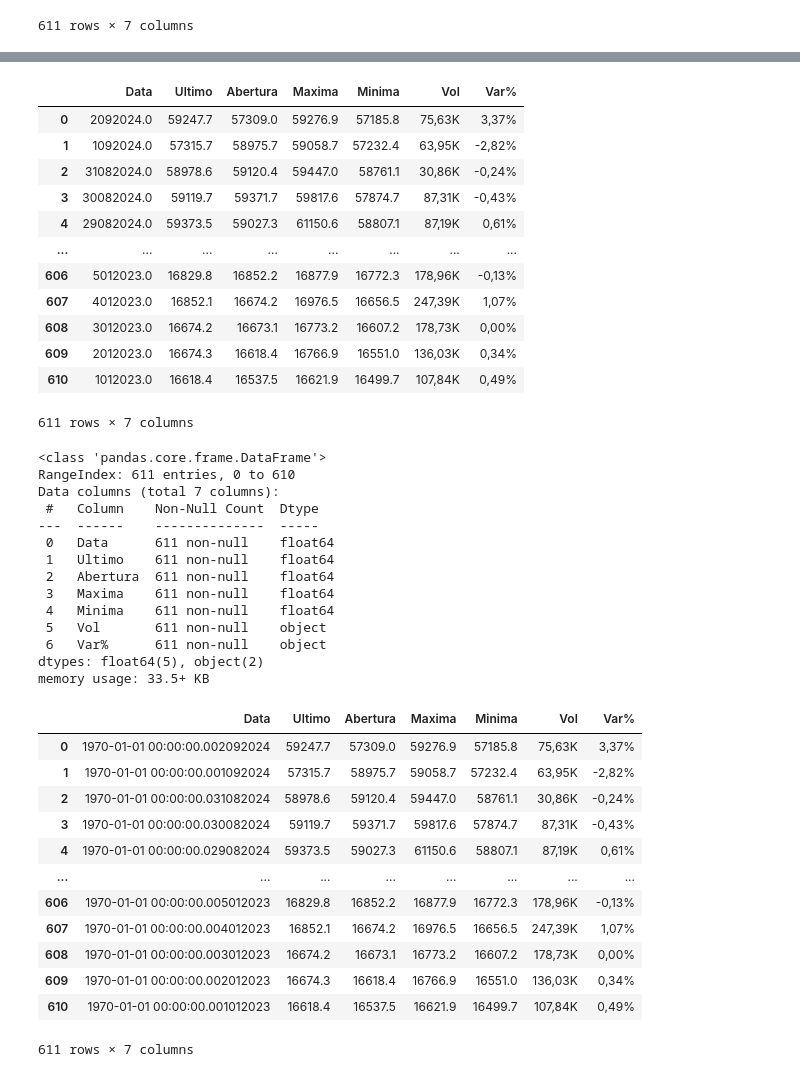
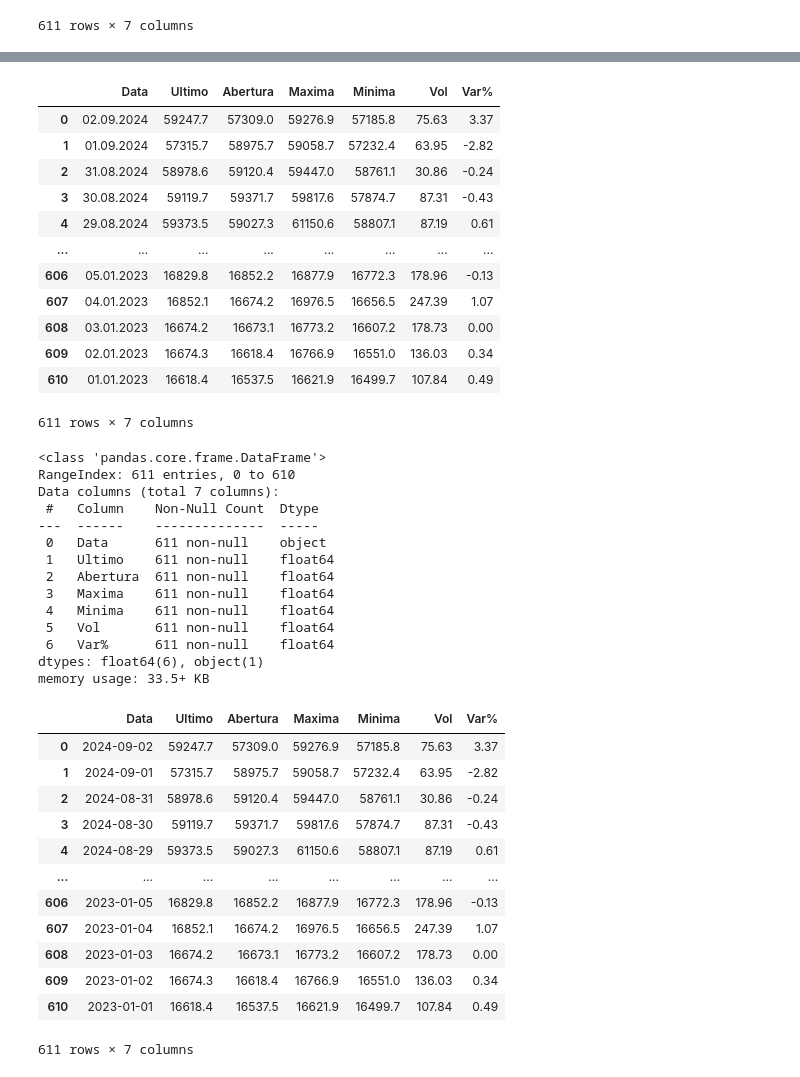
Before and after one commit to Edustn/modulo-7, a Jupyter notebook: atividade_1/src/main.ipynb, the cells around one changed output, grey strips where cells are left out. Drawn from its saved outputs; the diff is of its cells as text; code cells hidden in the pictures.

Commit message:
feat: insere normalizacao dos dados

```diff
--- a/atividade_1/src/main.ipynb
+++ b/atividade_1/src/main.ipynb
@@ -84,3 +84,7 @@ df
 | 609 | 02.01.2023 | 16.674,3 | 16.618,4 | 16.766,9 | 16.551,0 | 136,03K | 0,34% |
 | 610 | 01.01.2023 | 16.618,4 | 16.537,5 | 16.621,9 | 16.499,7 | 107,84K | 0,49% |
 611 rows × 7 columns
+# %%
+df['Vol'] = df['Vol'].str.replace('K', '000')
+df['Var%'] = df['Var%'].str.replace('%', '')
+df
@@ -87,23 +105,25 @@ df
 # %%
+# Transformação para float dos dados
 for i in df.columns:
     try:
-        df[f'{i}'] = df[f'{i}'].str.replace('.', '', regex=False).str.replace(',', '.', regex=False).astype(float)
+        if(i != 'Data'):
+            df[f'{i}'] = df[f'{i}'].str.replace('.', '', regex=False).str.replace(',', '.', regex=False).astype(float)
     except:
         pass
 df
 # %% [output]
 |  | Data | Ultimo | Abertura | Maxima | Minima | Vol | Var% |
-| 0 | 2092024.0 | 59247.7 | 57309.0 | 59276.9 | 57185.8 | 75,63K | 3,37% |
-| 1 | 1092024.0 | 57315.7 | 58975.7 | 59058.7 | 57232.4 | 63,95K | -2,82% |
-| 2 | 31082024.0 | 58978.6 | 59120.4 | 59447.0 | 58761.1 | 30,86K | -0,24% |
-| 3 | 30082024.0 | 59119.7 | 59371.7 | 59817.6 | 57874.7 | 87,31K | -0,43% |
-| 4 | 29082024.0 | 59373.5 | 59027.3 | 61150.6 | 58807.1 | 87,19K | 0,61% |
+| 0 | 02.09.2024 | 59247.7 | 57309.0 | 59276.9 | 57185.8 | 75.63 | 3.37 |
+| 1 | 01.09.2024 | 57315.7 | 58975.7 | 59058.7 | 57232.4 | 63.95 | -2.82 |
+| 2 | 31.08.2024 | 58978.6 | 59120.4 | 59447.0 | 58761.1 | 30.86 | -0.24 |
+| 3 | 30.08.2024 | 59119.7 | 59371.7 | 59817.6 | 57874.7 | 87.31 | -0.43 |
+| 4 | 29.08.2024 | 59373.5 | 59027.3 | 61150.6 | 58807.1 | 87.19 | 0.61 |
 | ... | ... | ... | ... | ... | ... | ... | ... |
-| 606 | 5012023.0 | 16829.8 | 16852.2 | 16877.9 | 16772.3 | 178,96K | -0,13% |
-| 607 | 4012023.0 | 16852.1 | 16674.2 | 16976.5 | 16656.5 | 247,39K | 1,07% |
-| 608 | 3012023.0 | 16674.2 | 16673.1 | 16773.2 | 16607.2 | 178,73K | 0,00% |
-| 609 | 2012023.0 | 16674.3 | 16618.4 | 16766.9 | 16551.0 | 136,03K | 0,34% |
-| 610 | 1012023.0 | 16618.4 | 16537.5 | 16621.9 | 16499.7 | 107,84K | 0,49% |
+| 606 | 05.01.2023 | 16829.8 | 16852.2 | 16877.9 | 16772.3 | 178.96 | -0.13 |
+| 607 | 04.01.2023 | 16852.1 | 16674.2 | 16976.5 | 16656.5 | 247.39 | 1.07 |
+| 608 | 03.01.2023 | 16674.2 | 16673.1 | 16773.2 | 16607.2 | 178.73 | 0.00 |
+| 609 | 02.01.2023 | 16674.3 | 16618.4 | 16766.9 | 16551.0 | 136.03 | 0.34 |
+| 610 | 01.01.2023 | 16618.4 | 16537.5 | 16621.9 | 16499.7 | 107.84 | 0.49 |
 611 rows × 7 columns
 # %%
 df.info()
@@ -113,14 +133,14 @@ RangeIndex: 611 entries, 0 to 610
 Data columns (total 7 columns):
  #   Column    Non-Null Count  Dtype
 ---  ------    --------------  -----
- 0   Data      611 non-null    float64
+ 0   Data      611 non-null    object
  1   Ultimo    611 non-null    float64
  2   Abertura  611 non-null    float64
  3   Maxima    611 non-null    float64
  4   Minima    611 non-null    float64
- 5   Vol       611 non-null    object
- 6   Var%      611 non-null    object
-dtypes: float64(5), object(2)
+ 5   Vol       611 non-null    float64
+ 6   Var%      611 non-null    float64
+dtypes: float64(6), object(1)
 memory usage: 33.5+ KB
 # %%
 # Transformando os dados para os tipos adequados
@@ -129,16 +149,16 @@ df['Ultimo'] = pd.to_numeric(df['Ultimo'])
 df
 # %% [output]
 |  | Data | Ultimo | Abertura | Maxima | Minima | Vol | Var% |
-| 0 | 1970-01-01 00:00:00.002092024 | 59247.7 | 57309.0 | 59276.9 | 57185.8 | 75,63K | 3,37% |
-| 1 | 1970-01-01 00:00:00.001092024 | 57315.7 | 58975.7 | 59058.7 | 57232.4 | 63,95K | -2,82% |
-| 2 | 1970-01-01 00:00:00.031082024 | 58978.6 | 59120.4 | 59447.0 | 58761.1 | 30,86K | -0,24% |
-| 3 | 1970-01-01 00:00:00.030082024 | 59119.7 | 59371.7 | 59817.6 | 57874.7 | 87,31K | -0,43% |
-| 4 | 1970-01-01 00:00:00.029082024 | 59373.5 | 59027.3 | 61150.6 | 58807.1 | 87,19K | 0,61% |
+| 0 | 2024-09-02 | 59247.7 | 57309.0 | 59276.9 | 57185.8 | 75.63 | 3.37 |
+| 1 | 2024-09-01 | 57315.7 | 58975.7 | 59058.7 | 57232.4 | 63.95 | -2.82 |
+| 2 | 2024-08-31 | 58978.6 | 59120.4 | 59447.0 | 58761.1 | 30.86 | -0.24 |
+| 3 | 2024-08-30 | 59119.7 | 59371.7 | 59817.6 | 57874.7 | 87.31 | -0.43 |
+| 4 | 2024-08-29 | 59373.5 | 59027.3 | 61150.6 | 58807.1 | 87.19 | 0.61 |
 | ... | ... | ... | ... | ... | ... | ... | ... |
-| 606 | 1970-01-01 00:00:00.005012023 | 16829.8 | 16852.2 | 16877.9 | 16772.3 | 178,96K | -0,13% |
-| 607 | 1970-01-01 00:00:00.004012023 | 16852.1 | 16674.2 | 16976.5 | 16656.5 | 247,39K | 1,07% |
-| 608 | 1970-01-01 00:00:00.003012023 | 16674.2 | 16673.1 | 16773.2 | 16607.2 | 178,73K | 0,00% |
-| 609 | 1970-01-01 00:00:00.002012023 | 16674.3 | 16618.4 | 16766.9 | 16551.0 | 136,03K | 0,34% |
-| 610 | 1970-01-01 00:00:00.001012023 | 16618.4 | 16537.5 | 16621.9 | 16499.7 | 107,84K | 0,49% |
+| 606 | 2023-01-05 | 16829.8 | 16852.2 | 16877.9 | 16772.3 | 178.96 | -0.13 |
+| 607 | 2023-01-04 | 16852.1 | 16674.2 | 16976.5 | 16656.5 | 247.39 | 1.07 |
+| 608 | 2023-01-03 | 16674.2 | 16673.1 | 16773.2 | 16607.2 | 178.73 | 0.00 |
+| 609 | 2023-01-02 | 16674.3 | 16618.4 | 16766.9 | 16551.0 | 136.03 | 0.34 |
+| 610 | 2023-01-01 | 16618.4 | 16537.5 | 16621.9 | 16499.7 | 107.84 | 0.49 |
 611 rows × 7 columns
 # %%
```
Also changed, not shown: parts of 10 cells of this notebook.
